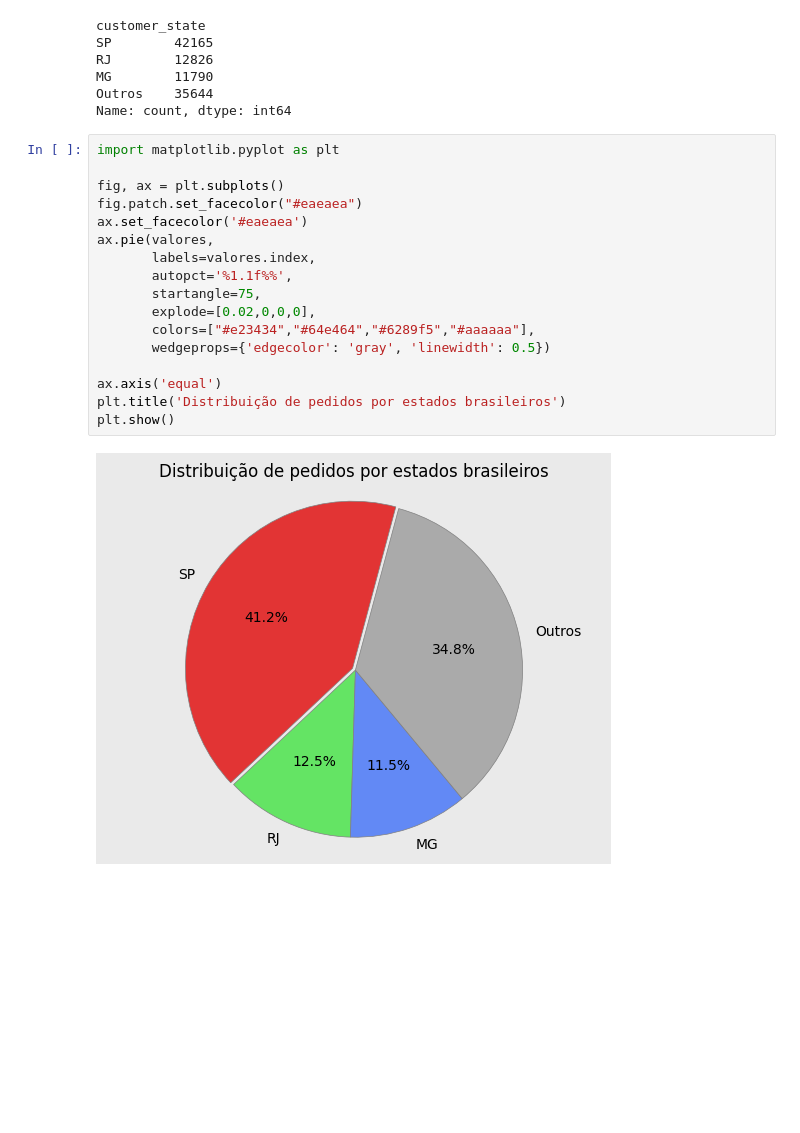
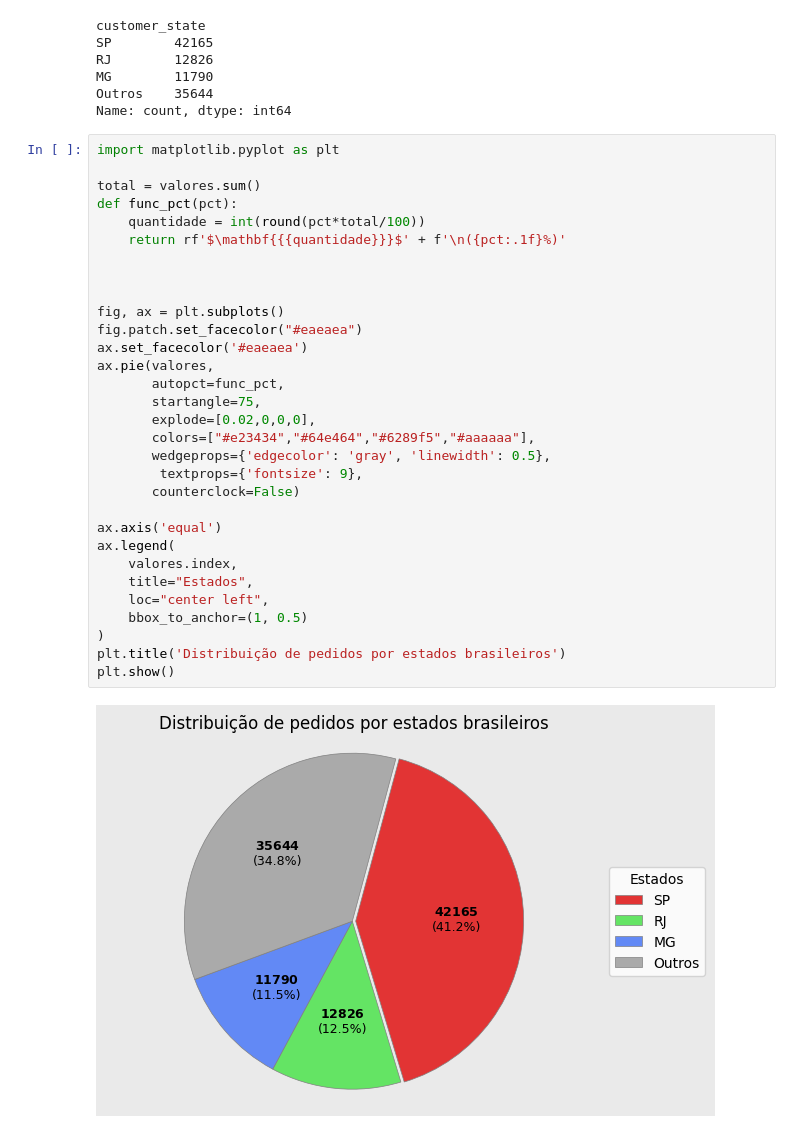
Before and after one commit to LucasMesquitaAlc/analise-ecommerce-Olist, a Jupyter notebook: notebooks/analise.ipynb, the cells around one changed output. Cells and saved outputs as stored; diff of their text form; blank space fills up the shorter version.

```diff
--- a/notebooks/analise.ipynb
+++ b/notebooks/analise.ipynb
@@ -41,20 +41,34 @@ Outros    35644
 Name: count, dtype: int64
 # %%
 import matplotlib.pyplot as plt
+
+total = valores.sum()
+def func_pct(pct):
+    quantidade = int(round(pct*total/100))
+    return rf'$\mathbf{{{quantidade}}}$' + f'\n({pct:.1f}%)'
+
+
 
 fig, ax = plt.subplots()
 fig.patch.set_facecolor("#eaeaea")
 ax.set_facecolor('#eaeaea')
 ax.pie(valores,
-       labels=valores.index,
-       autopct='%1.1f%%',
+       autopct=func_pct,
        startangle=75,
        explode=[0.02,0,0,0],
        colors=["#e23434","#64e464","#6289f5","#aaaaaa"],
-       wedgeprops={'edgecolor': 'gray', 'linewidth': 0.5})
+       wedgeprops={'edgecolor': 'gray', 'linewidth': 0.5},
+        textprops={'fontsize': 9},
+       counterclock=False)
 
 ax.axis('equal')
+ax.legend(
+    valores.index,
+    title="Estados",
+    loc="center left",
+    bbox_to_anchor=(1, 0.5)
+)
 plt.title('Distribuição de pedidos por estados brasileiros')
 plt.show()
 # %% [output]
-[figure, old version]
+[figure, new version]
```
Also changed, not shown: parts of 7 cells of this notebook.
